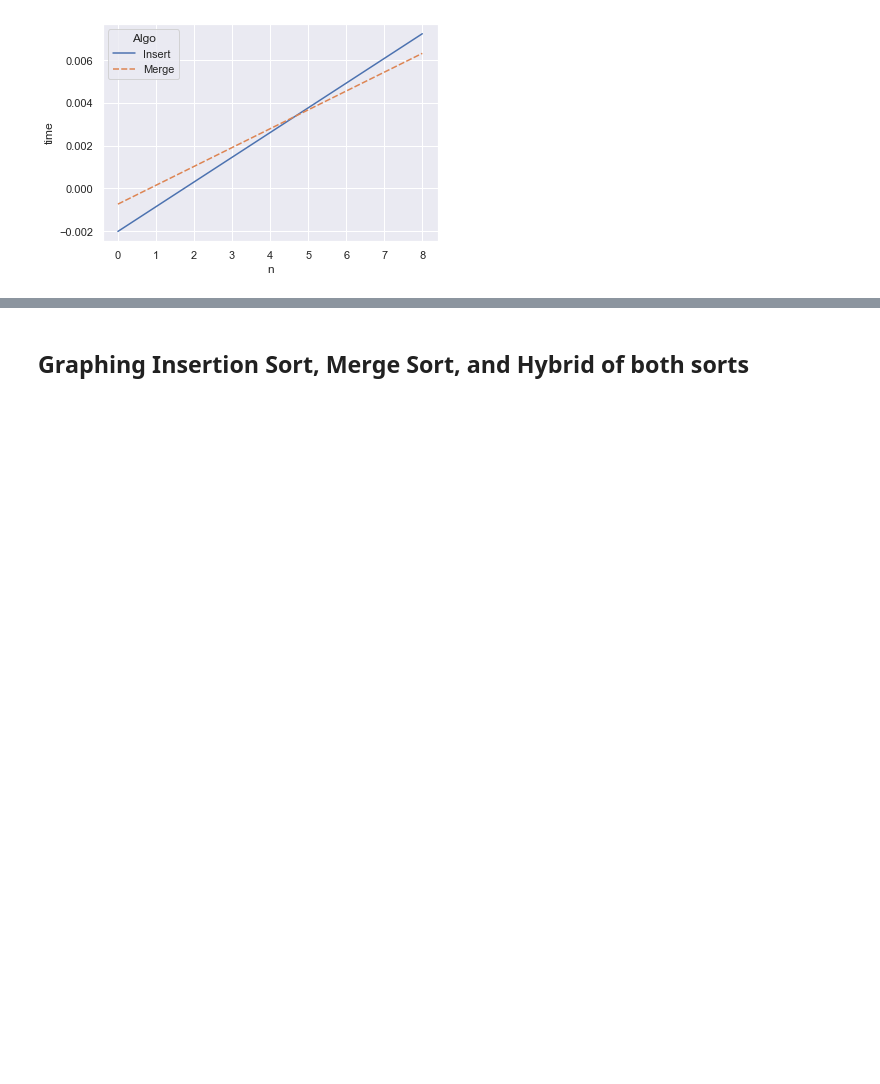
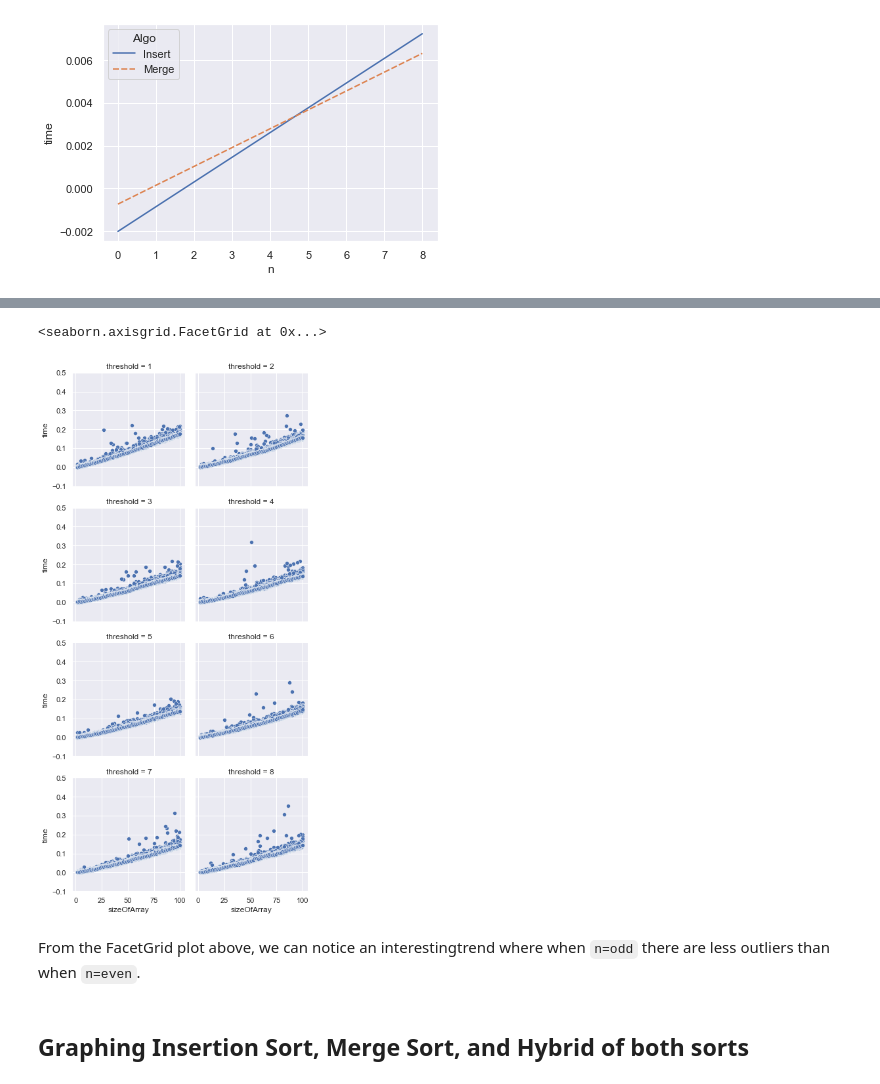
Before and after one commit to TsienJin/SC2001-Group-Projects, a Jupyter notebook: Proj1/Findings.ipynb, the cells around one changed output, grey strips where cells are left out. Cells and saved outputs as stored; diff of their text form; code cells hidden in the pictures; blank space fills up the shorter version.

```diff
--- a/Proj1/Findings.ipynb
+++ b/Proj1/Findings.ipynb
@@ -165,0 +168,3 @@ sns.lineplot(data=predDataDF, x='n', y='time', hue='Algo', style='Algo')
+# %%
+### Importing data
+findBestN = pd.read_csv('./result/result_hybridAnalysis.csv')
@@ -166,3 +180,12 @@ sns.lineplot(data=predDataDF, x='n', y='time', hue='Algo', style='Algo')
+# %%
+### Graphing scatter plot of df
+hybridNPlot = sns.FacetGrid(findBestN, col="threshold", col_wrap=2, height=3, ylim=((-0.1,0.5)))
+hybridNPlot.map(sns.scatterplot, "sizeOfArray", "time")
+# %% [output]
+<seaborn.axisgrid.FacetGrid at 0x...>
+[figure, added]
+# %% [markdown]
+From the FacetGrid plot above, we can notice an interestingtrend where when `n=odd` there are less outliers than when `n=even`.
 # %% [markdown]
 ## Graphing Insertion Sort, Merge Sort, and Hybrid of both sorts
 # %% [markdown]
```
Also changed, not shown: parts of 2 cells of this notebook.
